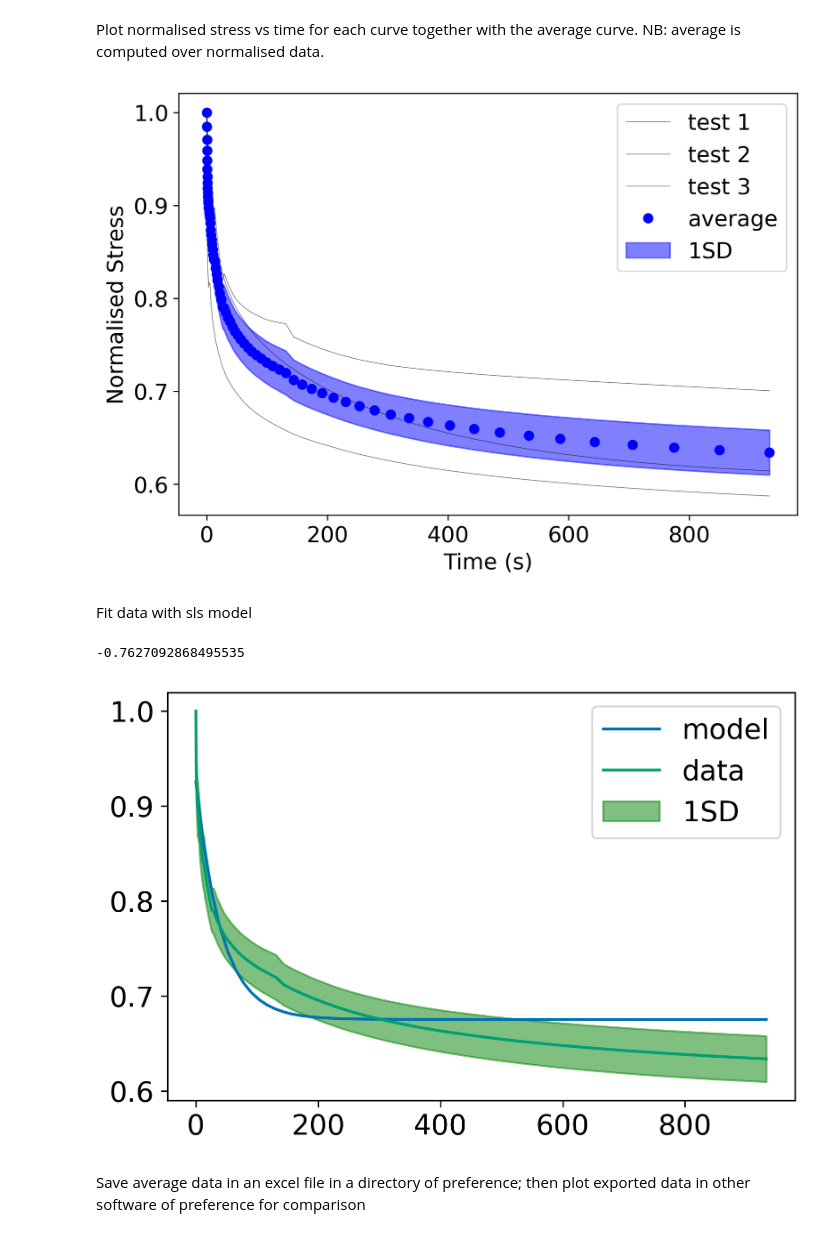
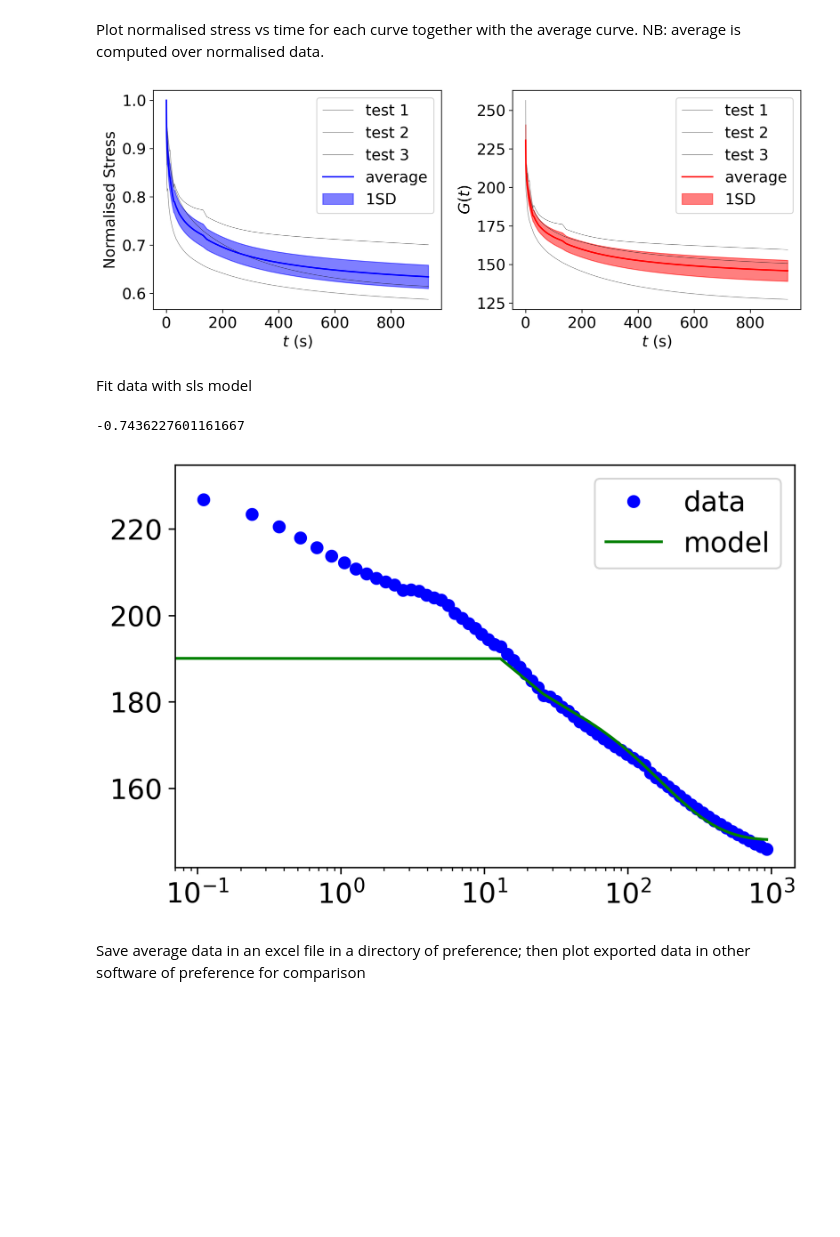
Before and after one commit to GiuseppeCiccone96/stressrelaxbulkrheo, a Jupyter notebook: main.ipynb, the cells around one changed output. Saved outputs shown, nothing was run; the diff lists cells and outputs as text; code cells hidden in the pictures; blank space fills up the shorter version.

Commit message:
relaxation modulus fit

```diff
--- a/main.ipynb
+++ b/main.ipynb
@@ -207,70 +216,86 @@ t_min=plot1w.kwargs["tmin"] #s #time under which max force should occur
 t_max=plot1w.kwargs["tmax"] #s #max time to display and analyse data for
 
 
-fig,ax = plt.subplots(1,1,figsize=(7,5))
+fig,ax = plt.subplots(1,2,figsize=(10,4))
 tall = []
 stressall = []
-
+shear_modulus_all = []
 for i in range(len(data)):
 
     #Read data
+
     t=np.array(data[i])[:,0]
+    shear_modulus=np.array(data[i])[:,1]
     stress=np.array(data[i])[:,2]
     strain = np.array(data[i])[:,3]
 
     #Slice data based on user-selected thresholds, and align time to 0
     itmin=np.argmin((t-t_min)**2)
     itmax=np.argmin((t-t_max)**2)
     t=t[itmin:itmax] - t[itmin]
     stress=stress[itmin:itmax]
+    shear_modulus= shear_modulus[itmin:itmax]
 
     #Filter stress signal and normalise to maximum stress
     stress = savgol_filter(stress,25,3)
     stress = stress/max(stress)
 
+    #Filter shear modulus signal
+    shear_modulus = savgol_filter(shear_modulus,25,3)
+
     #Plot individual curves
-    plt.plot(t,stress,color='k',lw=0.5,alpha=0.5,label='test'+" "+str(i+1))
+    ax[0].plot(t,stress,color='k',lw=0.5,alpha=0.5,label='test'+" "+str(i+1))
+    ax[1].plot(t,shear_modulus,color='k',lw=0.5,alpha=0.5,label='test'+" "+str(i+1))
 
     #Append data for average curve calculation
     tall.append(t)
     stressall.append(stress)
+    shear_modulus_all.append(shear_modulus)
 
 tav = np.average(tall,axis=0)
 stressav=np.average(stressall,axis=0)
 stresssd = np.std(stressall,axis=0)
+shear_modulusav = np.average(shear_modulus_all,axis=0)
+shear_modulus_sd = np.std(shear_modulus_all,axis=0)
 
-up = stressav + 0.5 * stresssd
-down = stressav -0.5 * stresssd
+stress_up = stressav + 0.5 * stresssd
+stress_down = stressav -0.5 * stresssd
+shear_modulus_up = shear_modulusav + 0.5 * shear_modulus_sd
+shear_modulus_down = shear_modulusav - 0.5 * shear_modulus_sd
 
-ax.plot(tav, stressav, 'o', color='b',label='average')
-ax.fill_between(tav,up,down, alpha=0.5,color='b',label='1SD')
-plt.legend()
+ax[0].plot(tav, stressav, '-', color='b',label='average')
+ax[0].fill_between(tav,stress_up,stress_down, alpha=0.5,color='b',label='1SD')
+ax[0].set_xlabel("$t$ (s)")
+ax[0].set_ylabel("Normalised Stress")
+ax[0].legend()
 
-ax.set_xlabel("Time (s)")
-ax.set_ylabel("Normalised Stress")
+ax[1].plot(tav, shear_modulusav, '-', color='r',label='average')
+ax[1].fill_between(tav,shear_modulus_up,shear_modulus_down, alpha=0.5,color='r',label='1SD')
+ax[1].set_xlabel("$t$ (s)")
+ax[1].set_ylabel(r"$G(t)$")
+ax[1].legend()
 
-plt.plot()
 fig.tight_layout()
 # %% [output]
-[figure, old version]
+[figure, new version]
 # %% [markdown]
 Fit data with sls model
 # %%
 #TODO: fit relaxation modulus, nost stress
-epsilon0=0.1
-x,model=do_fit(prony_model,tav,stressav,guess=None)
-plt.plot(x,model,label='model')
-plt.plot(tav,stressav,label='data')
-plt.fill_between(tav,up,down, alpha=0.5,color='g',label='1SD')
+guess = [shear_modulusav[0]/0.1, shear_modulusav[-1]/0.1, shear_modulusav[-1]/0.1, 100,200]
+x,model=do_fit(prony_model,tav,shear_modulusav,guess=None)
+plt.semilogx(tav,shear_modulusav,'o',color='blue',label='data')
+#plt.fill_between(tav,shear_modulus_up,shear_modulus_down, alpha=0.5,color='blue',label='1SD')
+plt.semilogx(x,model,label='model',color='green')
 plt.legend()
-residuals = stressav-model
+residuals = shear_modulusav-model
 ss_res = np.sum(residuals**2)
-ss_tot = np.sum((stressav-np.mean(stressav))**2)
+ss_tot = np.sum((shear_modulusav-np.mean(shear_modulusav))**2)
 r_squared = 1 - (ss_res / ss_tot)
 print(r_squared)
 # %% [output]
--0.7627092868495535
+-0.7436227601161667
-[figure, old version]
+[figure, new version]
 # %% [markdown]
 Save average data in an excel file in a directory of preference; then plot exported data in other software of preference for comparison
 # %%
```
Also changed, not shown: parts of 2 cells of this notebook.
